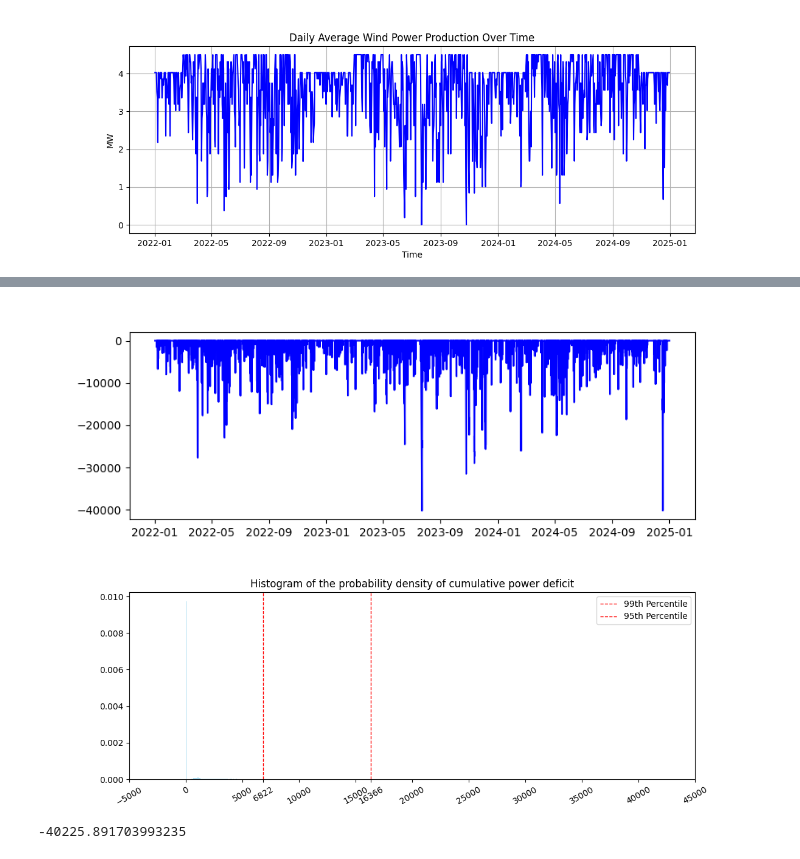
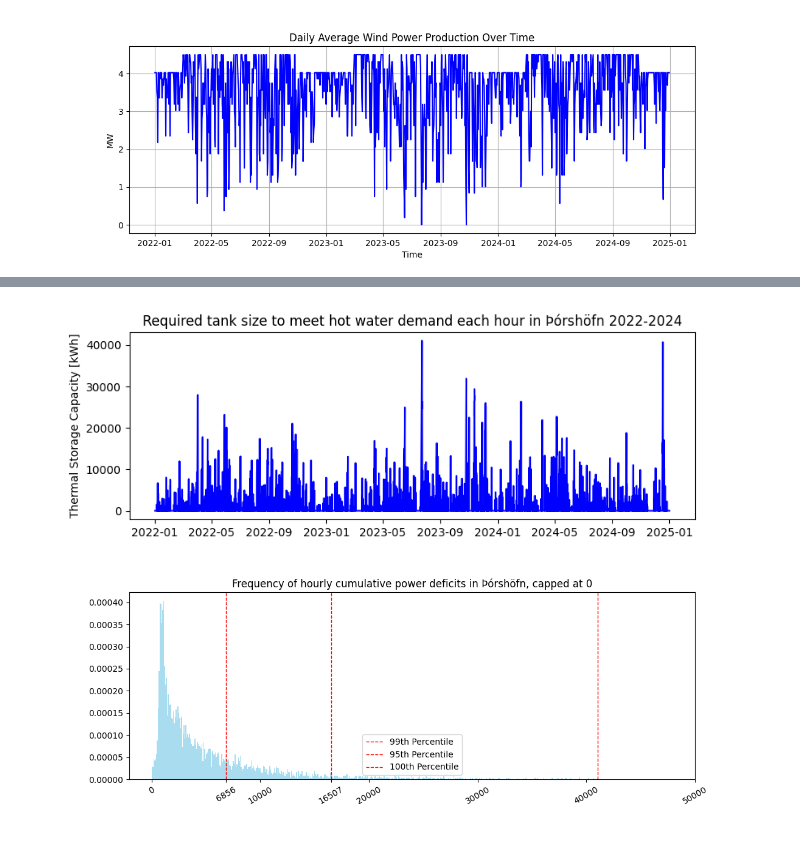
Before and after one commit to arnargylfi/Meistaraverkefni, a Jupyter notebook: Python/Main.ipynb, the cells around one changed output, grey strips where cells are left out. Drawn from its saved outputs; the diff is of its cells as text; code cells hidden in the pictures.

```diff
--- a/Python/Main.ipynb
+++ b/Python/Main.ipynb
@@ -614,40 +614,61 @@ plt.show()
 # %%
-def find_minimum_tank_size(power_deficit):
-    'Power deficit is the difference between the Wind power production subtracted from the hot water need'
-    cum_sum = np.zeros_like(power_deficit)
+def simulate_tank_with_losses(power_deficit, hourly_loss = 0.084/100):
+    '''
+    Simulates thermal storage behavior with hourly energy losses.
+    power_deficit: array of energy surplus/deficit per hour (production - demand), in kWh.
+    hourly_loss_fraction: percentage of energy lost per hour, as a decimal (default is 2/24%).
+
+    Returns:
+        energy_deficit:  energy deficit over time.
+        max_storage_needed: peak energy shortfall that determines minimum required tank size
+    '''
+    tank_energy = 0
+    energy_deficit = np.zeros_like(power_deficit)  # Initialize tank levels array
+
     for i in range(len(power_deficit)):
-        if i == 0:
-            cum_sum[i] = min(power_deficit[i], 0)
-        else:
-            cum_sum[i] = min(cum_sum[i-1] + power_deficit[i], 0)
-    return cum_sum
+        # If tank energy loses 0.084 per hour then it needs to be multiplied with 1/(1-0.084) to withstand the losses
+        tank_energy *= 1/(1-hourly_loss)
 
-deficit_cum_sum = find_minimum_tank_size(difference_hour)
-deficit_cum_sum_non_zero = deficit_cum_sum[deficit_cum_sum !=0]
+        # Update tank energy based on surplus/deficit
+        tank_energy -= power_deficit[i]  # subtract deficit because negative values are shortages
+
+        # Tank can't go below zero
+        if tank_energy < 0:
+            tank_energy = 0
+
+        energy_deficit[i] = tank_energy
+
+    return energy_deficit
+
+energy_deficit = simulate_tank_with_losses(difference_hour)
+energy_deficit_non_zero = energy_deficit[energy_deficit !=0]
 
 fig, ax = plt.subplots(figsize=(9, 3))
-ax.plot(timi,deficit_cum_sum, label='Cumulative sum of difference', color='blue')
+ax.set_title("Required tank size to meet hot water demand each hour in Þórshöfn 2022-2024")
+ax.plot(timi,energy_deficit, label='Cumulative sum of difference', color='blue')
+ax.set_ylabel('Thermal Storage Capacity [kWh]')
 plt.show()
 
-ninety_ninth_percentile = np.percentile(deficit_cum_sum,1)
-ninety_fifth_percentile = np.percentile(deficit_cum_sum,5)
+ninety_ninth_percentile = np.percentile(energy_deficit,99)
+ninety_fifth_percentile = np.percentile(energy_deficit,95)
 
 fig, ax = plt.subplots(figsize=(12, 4))
-ax.hist(abs(deficit_cum_sum),bins = 500,density = True, color = 'skyblue', alpha = 0.7)
-ax.set_title('Histogram of the probability density of cumulative power deficit')
+ax.hist(energy_deficit_non_zero,bins = 500,density = True, color = 'skyblue', alpha = 0.7)
+ax.set_title('Frequency of hourly cumulative power deficits in Þórshöfn, capped at 0')
 ax.set_xlabel('Cumulative power deficit [kWh]')
-ax.axvline(-ninety_ninth_percentile, color='red', linestyle='dashed', linewidth=1, label='99th Percentile')
-ax.axvline(-ninety_fifth_percentile, color='red', linestyle='dashed', linewidth=1, label='95th Percentile')
-ax.set_xticks(list(ax.get_xticks()) + [-ninety_ninth_percentile,-ninety_fifth_percentile])
+ax.axvline(ninety_ninth_percentile, color='red', linestyle='dashed', linewidth=1, label='99th Percentile')
+ax.axvline(ninety_fifth_percentile, color='red', linestyle='dashed', linewidth=1, label='95th Percentile')
+ax.axvline(max(energy_deficit), color='red', linestyle='dashed', linewidth=1, label='100th Percentile')
+
+xticks = sorted([tick for tick in ax.get_xticks() if tick >= 0] + [ninety_ninth_percentile, ninety_fifth_percentile])
+ax.set_xticks(xticks)
 
 ax.legend()
 plt.xticks(rotation=30)
 plt.show()
-print(min(deficit_cum_sum))
 # or
 # %% [output]
-[figure, old version]
+[figure, new version]
-[figure, old version]
+[figure, new version]
--40225.891703993235
 # %%
 #plota minimum tank size sem fall af desired percentage
```
Also changed, not shown: parts of 7 cells of this notebook, 1 other file.
